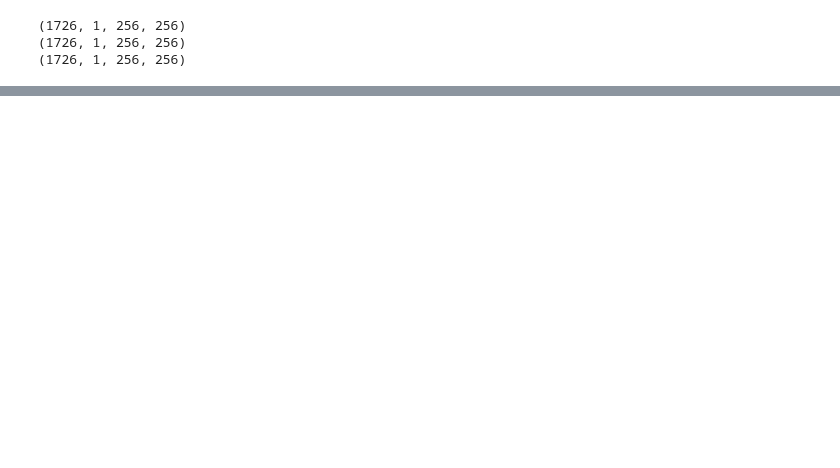
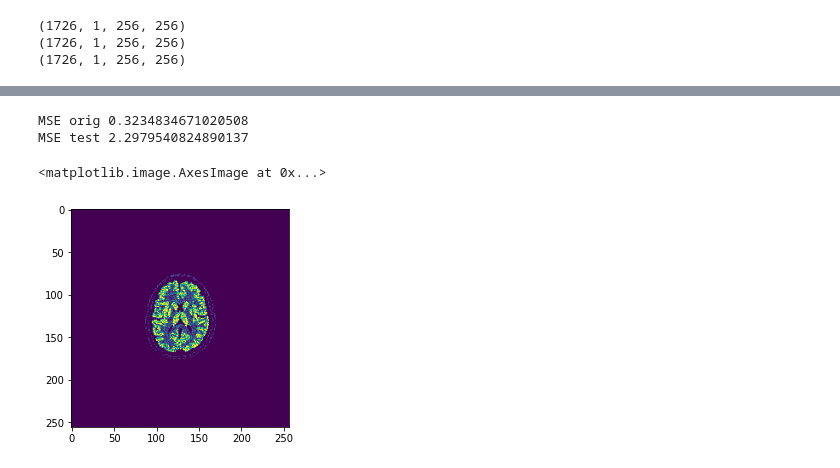
Before and after one commit to mabelzunce/PETDenoising, a Jupyter notebook: cnn/python/unet.ipynb, the cells around one changed output, grey strips where cells are left out. Cells and saved outputs as stored; diff of their text form; code cells hidden in the pictures; blank space fills up the shorter version.

```diff
--- a/cnn/python/unet.ipynb
+++ b/cnn/python/unet.ipynb
@@ -366,0 +412,45 @@ EPOCH 1:
+# %%
+# CONJUNTO DE ENTRENAMIENTO
+
+if __name__ == '__main__':
+    inputsTrain = train_noisyImage[5]
+    inputsTrain = np.expand_dims(inputsTrain, axis=-3)
+    inputsTrain = torch.Tensor(inputsTrain)
+    model = Unet()
+    outTrain = unet(inputsTrain)
+
+gTtrain = train_groundTruth[5]
+gTtrain = np.expand_dims(gTtrain, axis=-3)
+gTtrain = torch.Tensor(gTtrain)
+
+
+inputsTrain_np = inputsTrain.detach().numpy()
+outTrain_np = outTrain.detach().numpy()
+gTtrain_np = gTtrain.detach().numpy()
+
+# MSE antes y dsp
+
+MSE_orig = MSE(inputsTrain_np[0,0,:,:],gTtrain_np[0,0,:,:])
+MSE_test = MSE(outTrain_np[0,0,:,:],gTtrain_np[0,0,:,:])
+
+print('MSE orig', MSE_orig)
+print('MSE test', MSE_test)
+
+
+# Guardar imgs en formato .nii
+img_inputs = sitk.GetImageFromArray(inputsTrain_np[0,0,:,:])
+sitk.WriteImage(img_inputs,'inputsTrain.nii')
+
+img_out = sitk.GetImageFromArray(outTrain_np[0,0,:,:])
+sitk.WriteImage(img_out,'outTrain.nii')
+
+img_gTtest = sitk.GetImageFromArray(gTtrain_np[0,0,:,:])
+sitk.WriteImage(img_gT,'groundTruthTrain.nii')
+# %% [output]
+MSE orig 0.3234834671020508
+MSE test 2.2979540824890137
+# %%
+plt.imshow(inputsTrain_np[0,0,:,:] , vmin = 0, vmax = scaleForVisualization)
+# %% [output]
+<matplotlib.image.AxesImage at 0x...>
+[figure, added]
```
Also changed, not shown: parts of 24 cells of this notebook.
